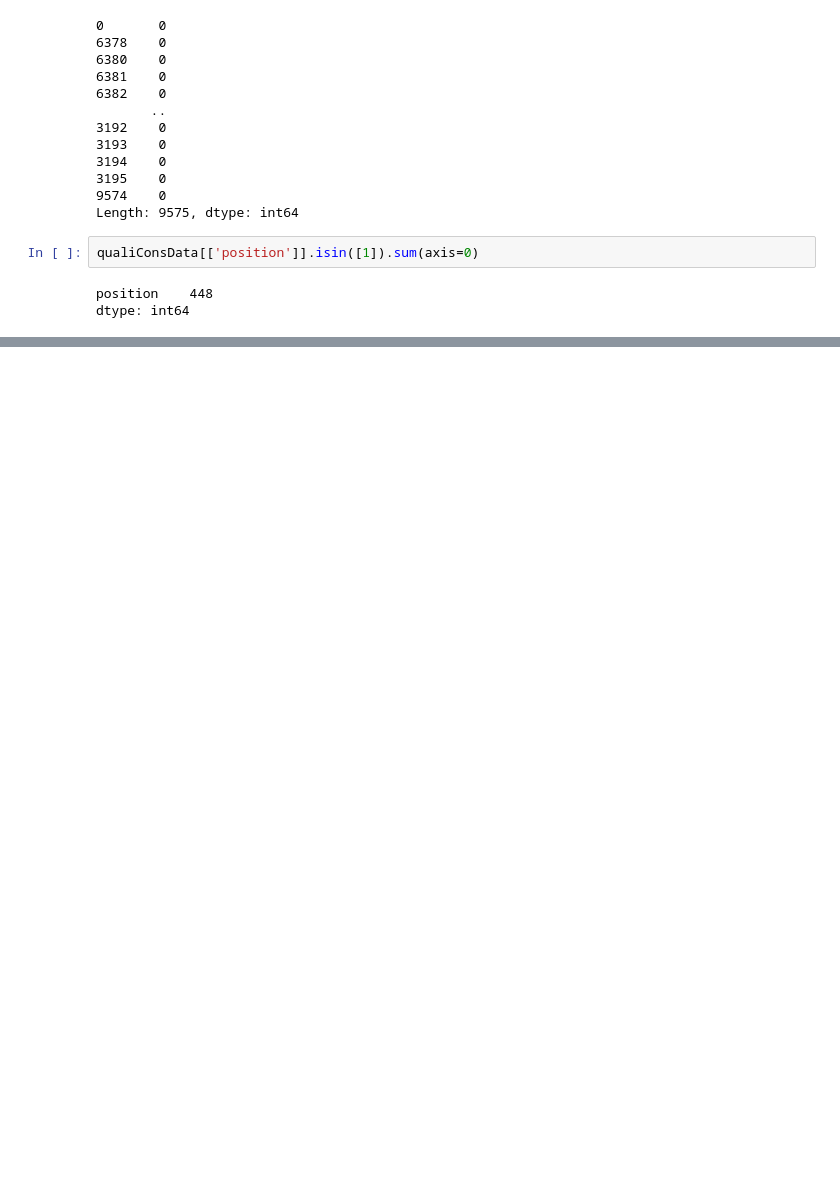
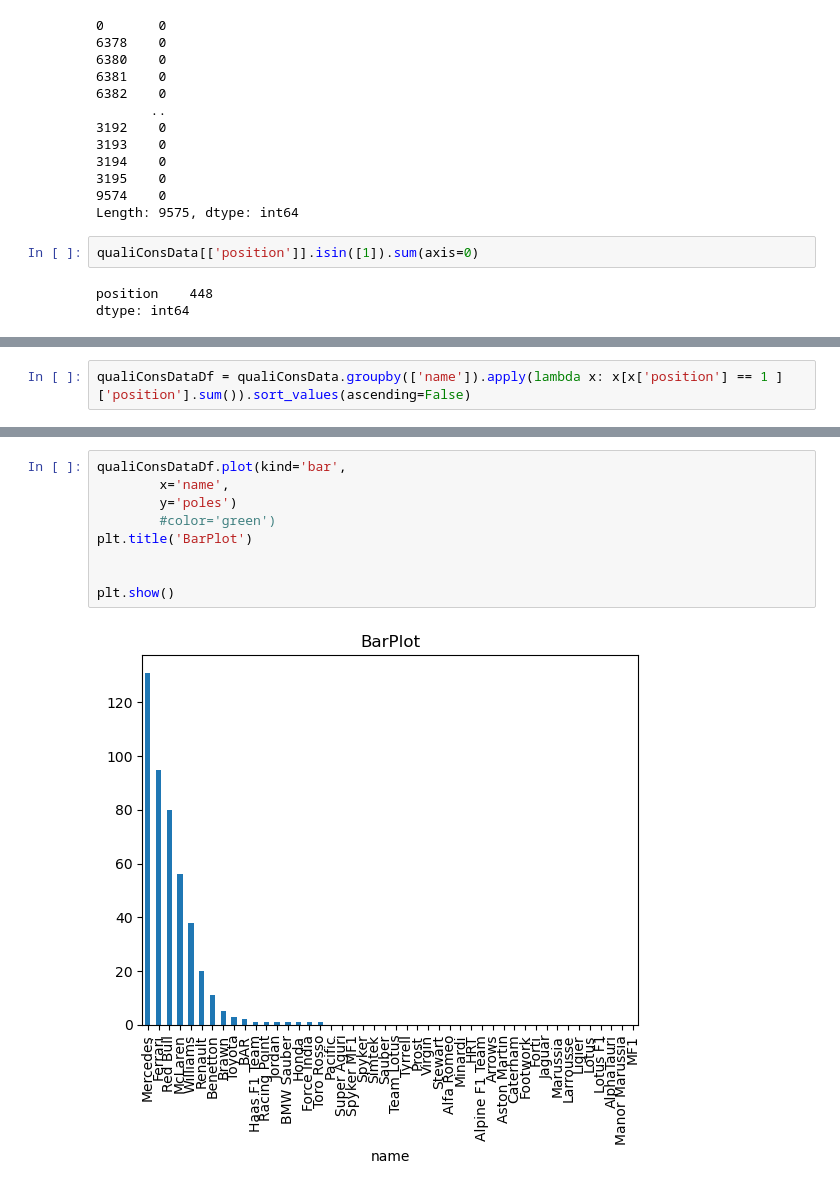
Before and after one commit to Harshith1234567/FormulaOneAnalysis, a Jupyter notebook: formulaoneanalysis.ipynb, the cells around one changed output, grey strips where cells are left out. Cells and saved outputs as stored; diff of their text form; blank space fills up the shorter version.

```diff
--- a/formulaoneanalysis.ipynb
+++ b/formulaoneanalysis.ipynb
@@ -124,0 +152,2 @@ dtype: int64
+# %%
+qualiConsDataDf = qualiConsData.groupby(['name']).apply(lambda x: x[x['position'] == 1 ]['position'].sum()).sort_values(ascending=False)
@@ -124,0 +174,11 @@ dtype: int64
+# %%
+qualiConsDataDf.plot(kind='bar',
+        x='name',
+        y='poles')
+        #color='green')
+plt.title('BarPlot')
+
+
+plt.show()
+# %% [output]
+[figure, added]
```
Also changed, not shown: parts of 5 cells of this notebook.
